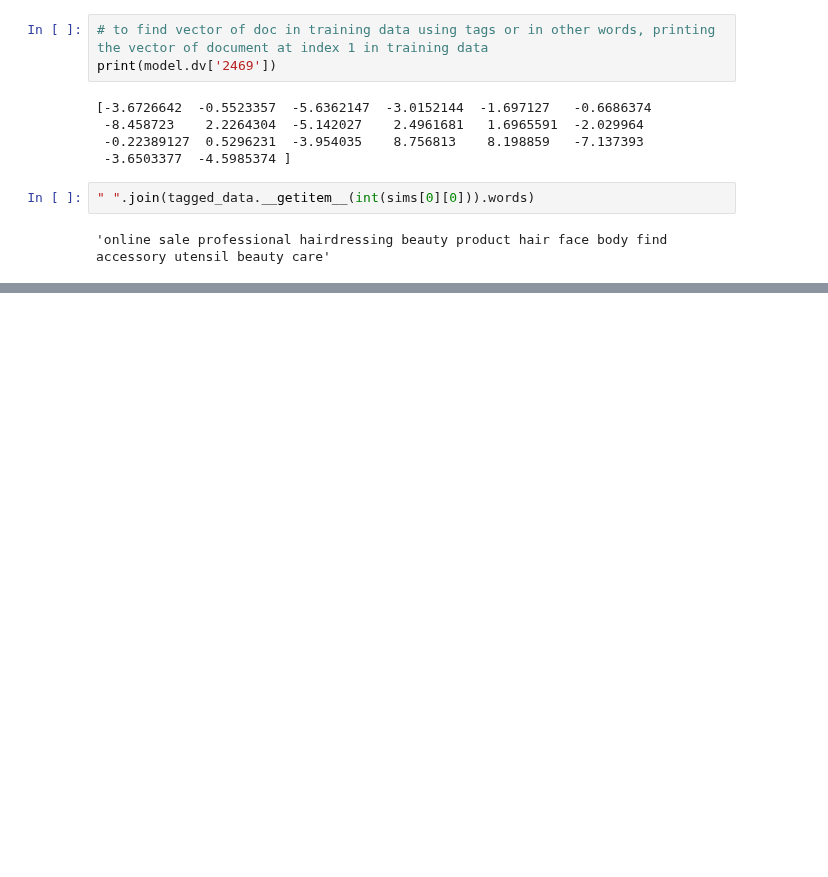
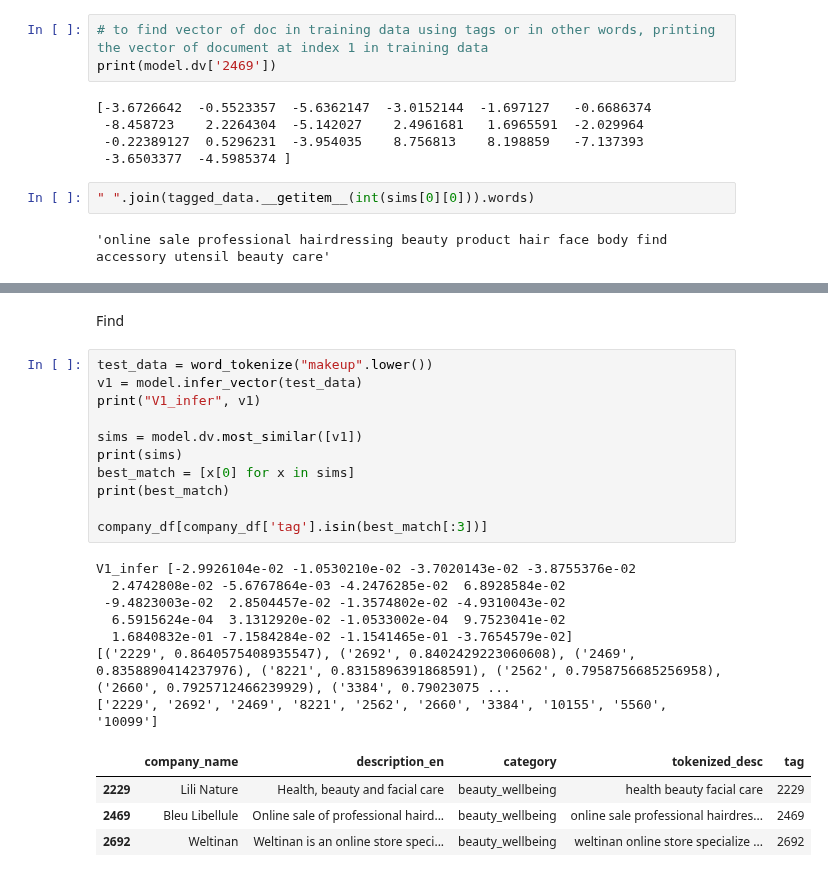
Before and after one commit to Maryam-Dollet/NLP_Project, a Jupyter notebook: semantic_search2.ipynb, the cells around one changed output, grey strips where cells are left out. Drawn from its saved outputs; the diff is of its cells as text; blank space fills up the shorter version.

```diff
--- a/semantic_search2.ipynb
+++ b/semantic_search2.ipynb
@@ -257,0 +284,25 @@ print(model.dv['2469'])
+# %% [markdown]
+Find
+# %%
+test_data = word_tokenize("makeup".lower())
+v1 = model.infer_vector(test_data)
+print("V1_infer", v1)
+
+sims = model.dv.most_similar([v1])
+print(sims)
+best_match = [x[0] for x in sims]
+print(best_match)
+
+company_df[company_df['tag'].isin(best_match[:3])]
+# %% [output]
+V1_infer [-2.9926104e-02 -1.0530210e-02 -3.7020143e-02 -3.8755376e-02
+  2.4742808e-02 -5.6767864e-03 -4.2476285e-02  6.8928584e-02
+ -9.4823003e-02  2.8504457e-02 -1.3574802e-02 -4.9310043e-02
+  6.5915624e-04  3.1312920e-02 -1.0533002e-04  9.7523041e-02
+  1.6840832e-01 -7.1584284e-02 -1.1541465e-01 -3.7654579e-02]
+[('2229', 0.8640575408935547), ('2692', 0.8402429223060608), ('2469', 0.8358890414237976), ('8221', 0.8315896391868591), ('2562', 0.7958756685256958), ('2660', 0.7925712466239929), ('3384', 0.79023075 ...
+['2229', '2692', '2469', '8221', '2562', '2660', '3384', '10155', '5560', '10099']
+|  | company_name | description_en | category | tokenized_desc | tag |
+| 2229 | Lili Nature | Health, beauty and facial care | beauty_wellbeing | health beauty facial care | 2229 |
+| 2469 | Bleu Libellule | Online sale of professional haird... | beauty_wellbeing | online sale professional hairdres... | 2469 |
+| 2692 | Weltinan | Weltinan is an online store speci... | beauty_wellbeing | weltinan online store specialize ... | 2692 |
```
Also changed, not shown: parts of 5 cells of this notebook.
